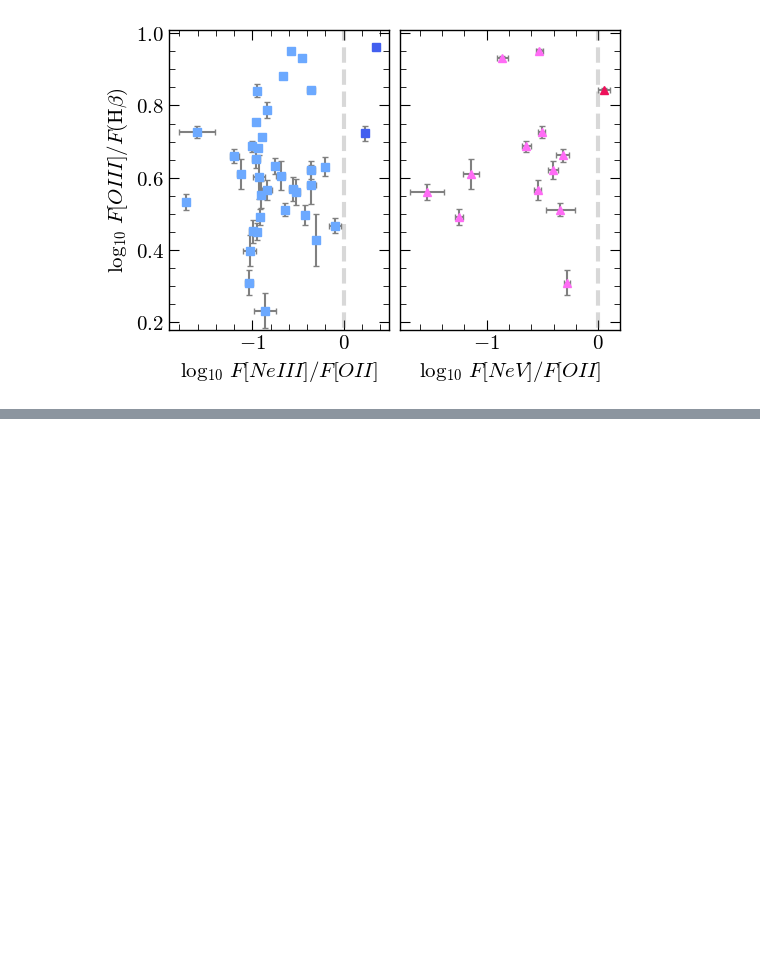
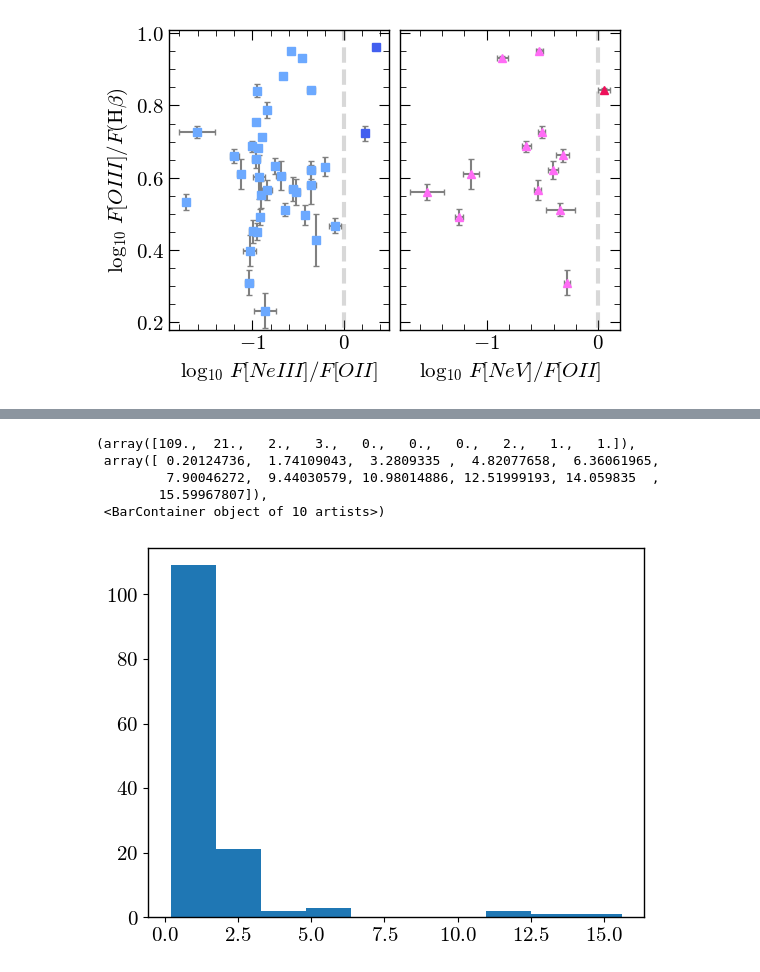
Before and after one commit to 0hardytom/eelgs, a Jupyter notebook: notebooks/xmas/catalogue_analysis/analysis2.ipynb, the cells around one changed output, grey strips where cells are left out. Saved outputs shown, nothing was run; the diff lists cells and outputs as text; code cells hidden in the pictures; blank space fills up the shorter version.

```diff
--- a/notebooks/xmas/catalogue_analysis/analysis2.ipynb
+++ b/notebooks/xmas/catalogue_analysis/analysis2.ipynb
@@ -466,0 +496,9 @@ np.unique(selection['name'])
+# %%
+plt.hist(spitzer_flux_err_3_6)
+# %% [output]
+(array([109.,  21.,   2.,   3.,   0.,   0.,   0.,   2.,   1.,   1.]),
+ array([ 0.20124736,  1.74109043,  3.2809335 ,  4.82077658,  6.36061965,
+         7.90046272,  9.44030579, 10.98014886, 12.51999193, 14.059835  ,
+        15.59967807]),
+ <BarContainer object of 10 artists>)
+[figure, added]
```
Also changed, not shown: parts of 10 cells of this notebook, 3 other files.
